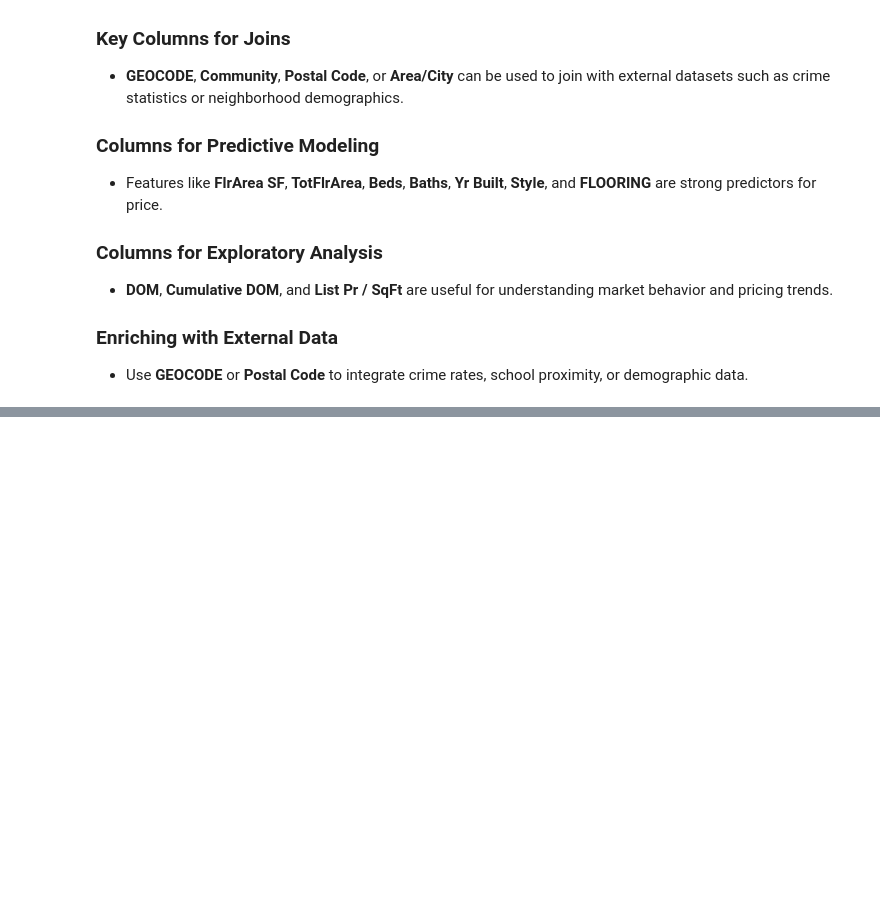
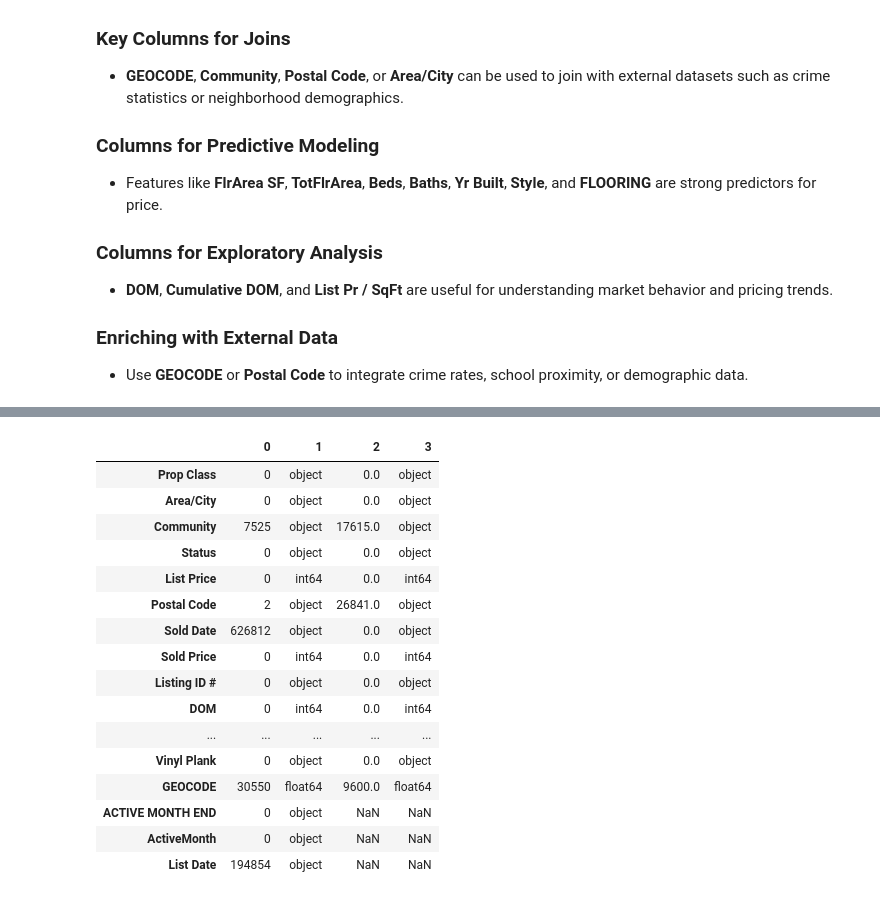
Before and after one commit to glennybarnes/DATA3960_Capstone_Project, a Jupyter notebook: DATA3960_Capstone_Project_Group3.ipynb, the cells around one changed output, grey strips where cells are left out. Cells and saved outputs as stored; diff of their text form; code cells hidden in the pictures; blank space fills up the shorter version.

```diff
--- a/DATA3960_Capstone_Project_Group3.ipynb
+++ b/DATA3960_Capstone_Project_Group3.ipynb
@@ -111,3 +67,14 @@ Active Data Sample:
 
 ### Enriching with External Data
 - Use **GEOCODE** or **Postal Code** to integrate crime rates, school proximity, or demographic data.
+# %%
+import pandas as pd
+import numpy as np
+
+# Load the datasets
+
+active_data = pd.read_csv('/Users/glennbarnes/inputData/ActiveData_RealEstate_Edmonton_3960.csv', encoding='ISO-8859-1')
+sold_data = pd.read_csv('/Users/glennbarnes/inputData/SoldData_RealEstate_Edmonton_3960.csv', encoding='ISO-8859-1')
+
+# Display first few rows of the dataset
+active_data.head()
@@ -113,0 +99,32 @@ Active Data Sample:
+# %%
+# Check for missing values and data types
+missing_values_active = active_data.isnull().sum()
+missing_values_sold = sold_data.isnull().sum()
+
+data_types_active = active_data.dtypes
+data_types_sold = sold_data.dtypes
+
+# Concatenating them horizontally
+side_by_side = pd.concat(
+    [missing_values_active, data_types_active, missing_values_sold, data_types_sold],
+    axis=1
+)
+side_by_side
+# %% [output]
+|  | 0 | 1 | 2 | 3 |
+| Prop Class | 0 | object | 0.0 | object |
+| Area/City | 0 | object | 0.0 | object |
+| Community | 7525 | object | 17615.0 | object |
+| Status | 0 | object | 0.0 | object |
+| List Price | 0 | int64 | 0.0 | int64 |
+| Postal Code | 2 | object | 26841.0 | object |
+| Sold Date | 626812 | object | 0.0 | object |
+| Sold Price | 0 | int64 | 0.0 | int64 |
+| Listing ID # | 0 | object | 0.0 | object |
+| DOM | 0 | int64 | 0.0 | int64 |
+| ... | ... | ... | ... | ... |
+| Vinyl Plank | 0 | object | 0.0 | object |
+| GEOCODE | 30550 | float64 | 9600.0 | float64 |
+| ACTIVE MONTH END | 0 | object | NaN | NaN |
+| ActiveMonth | 0 | object | NaN | NaN |
+| List Date | 194854 | object | NaN | NaN |
```
Also changed, not shown: parts of 7 cells of this notebook.
